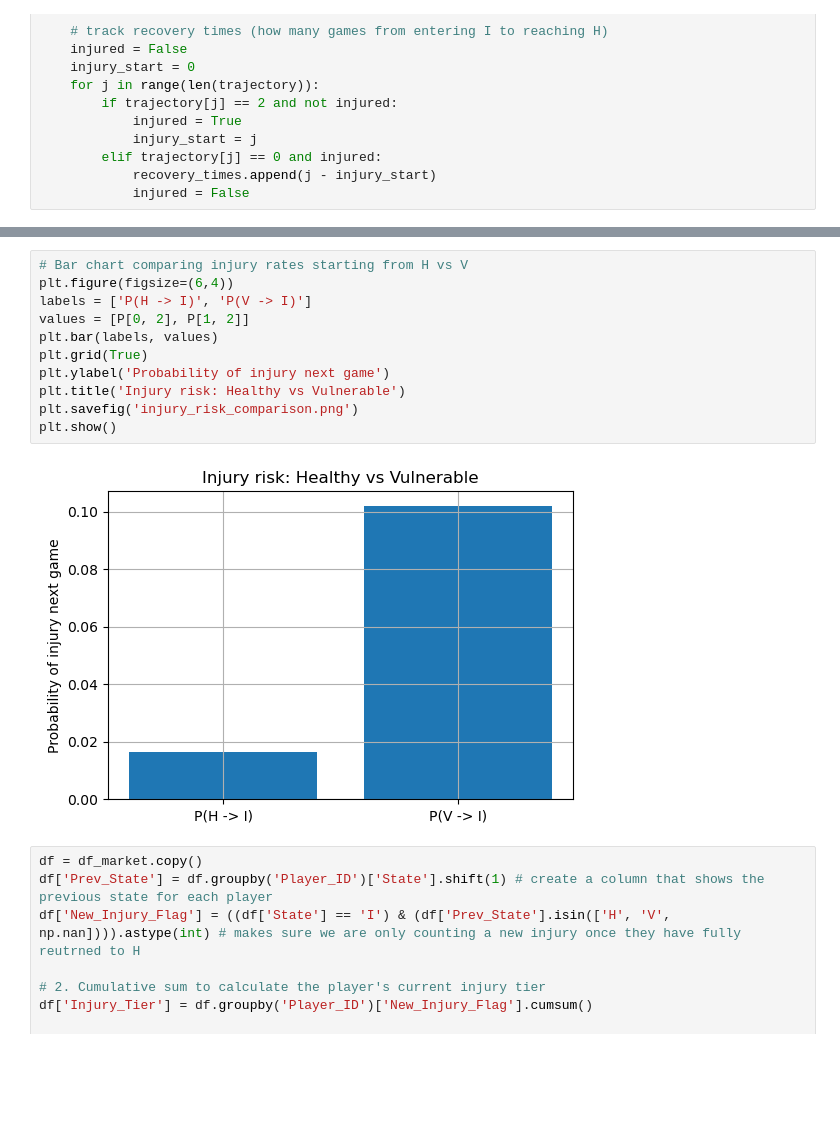
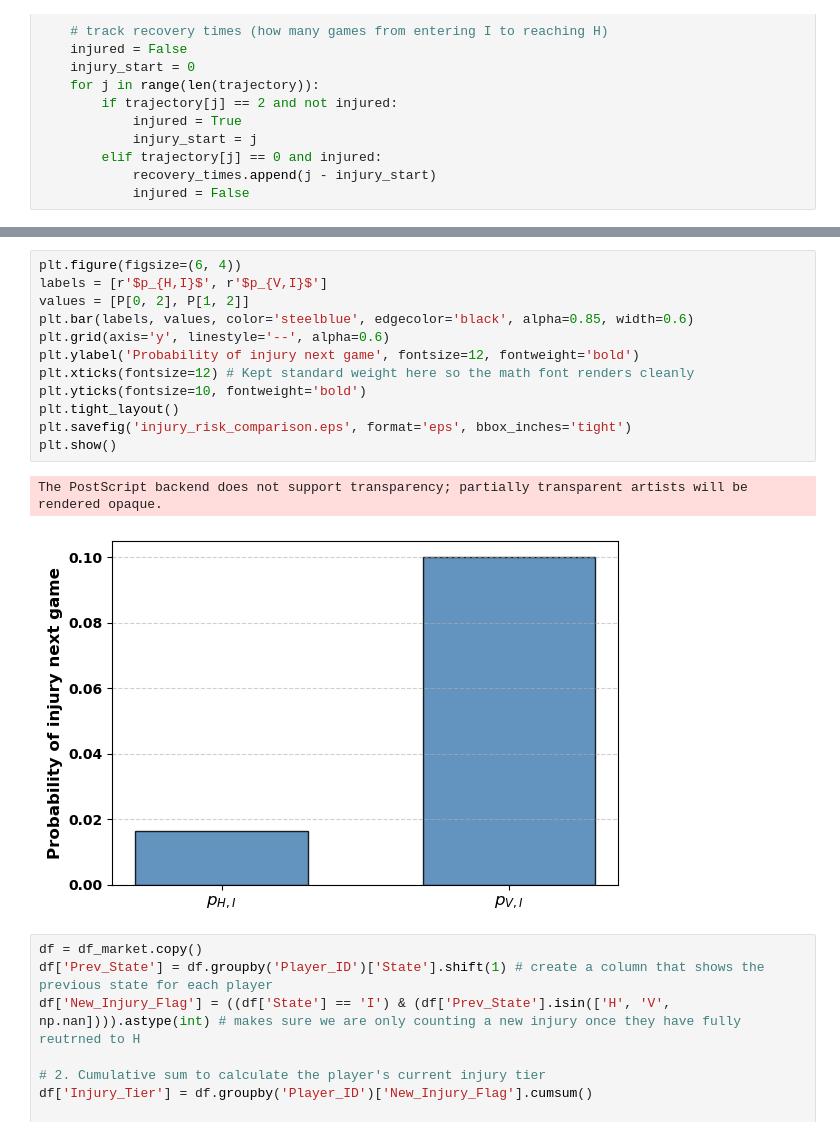
Before and after one commit to ethnwng/461-U2-InjuryModel, a Jupyter notebook: injurymodel.ipynb, the cells around one changed output, grey strips where cells are left out. Drawn from its saved outputs; the diff is of its cells as text; blank space fills up the shorter version.

```diff
--- a/injurymodel.ipynb
+++ b/injurymodel.ipynb
@@ -257,16 +265,18 @@ Recovery observations: 10507
 # %%
-# Bar chart comparing injury rates starting from H vs V
-plt.figure(figsize=(6,4))
-labels = ['P(H -> I)', 'P(V -> I)']
+plt.figure(figsize=(6, 4))
+labels = [r'$p_{H,I}$', r'$p_{V,I}$']
 values = [P[0, 2], P[1, 2]]
-plt.bar(labels, values)
-plt.grid(True)
-plt.ylabel('Probability of injury next game')
-plt.title('Injury risk: Healthy vs Vulnerable')
-plt.savefig('injury_risk_comparison.png')
+plt.bar(labels, values, color='steelblue', edgecolor='black', alpha=0.85, width=0.6)
+plt.grid(axis='y', linestyle='--', alpha=0.6)
+plt.ylabel('Probability of injury next game', fontsize=12, fontweight='bold')
+plt.xticks(fontsize=12) # Kept standard weight here so the math font renders cleanly
+plt.yticks(fontsize=10, fontweight='bold')
+plt.tight_layout()
+plt.savefig('injury_risk_comparison.eps', format='eps', bbox_inches='tight')
 plt.show()
 # %% [output]
+The PostScript backend does not support transparency; partially transparent artists will be rendered opaque.
-[figure, old version]
+[figure, new version]
 # %%
 df = df_market.copy()
 df['Prev_State'] = df.groupby('Player_ID')['State'].shift(1) # create a column that shows the previous state for each player
```
Also changed, not shown: parts of 7 cells of this notebook, 3 other files.
